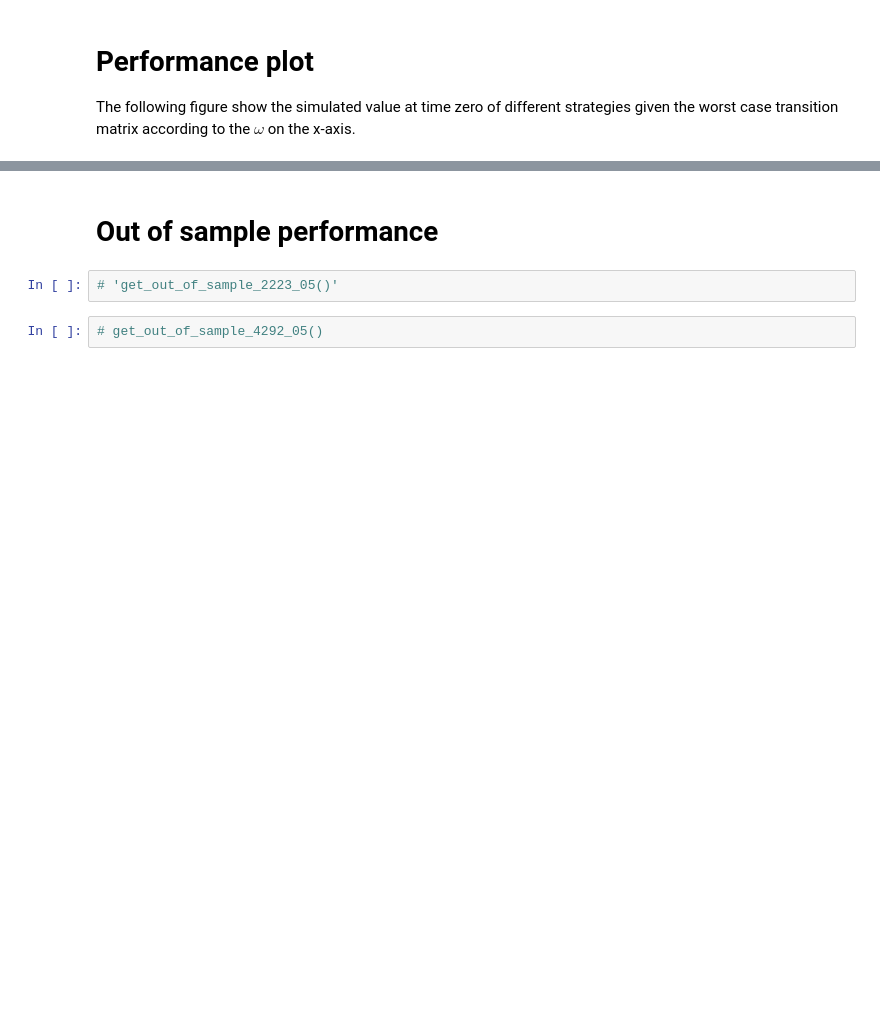
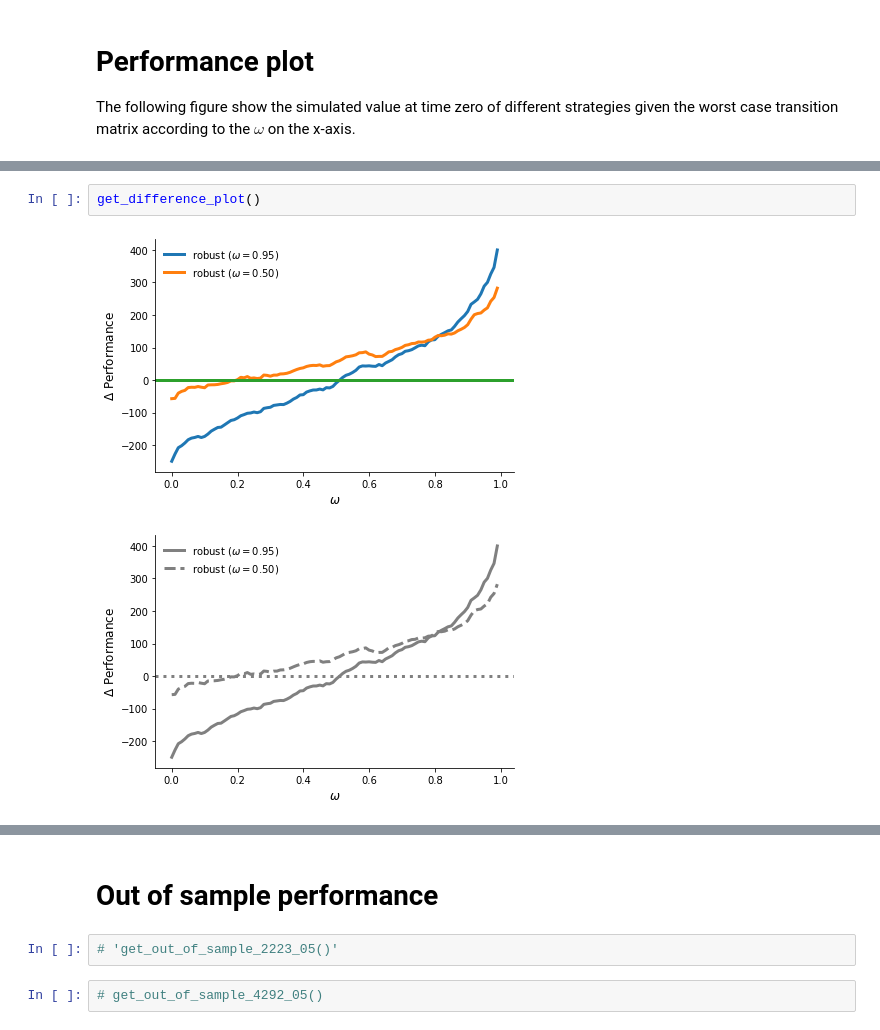
Before and after one commit to robustzurcher/analysis, a Jupyter notebook: notebooks/03_application.ipynb, the cells around one changed output, grey strips where cells are left out. Drawn from its saved outputs; the diff is of its cells as text; blank space fills up the shorter version.

```diff
--- a/notebooks/03_application.ipynb
+++ b/notebooks/03_application.ipynb
@@ -128,0 +164,5 @@ The following figure show the simulated value at time zero of different strategi
+# %%
+get_difference_plot()
+# %% [output]
+[figure, added]
+[figure, added]
```
Also changed, not shown: parts of 18 cells of this notebook, 2 other files.
